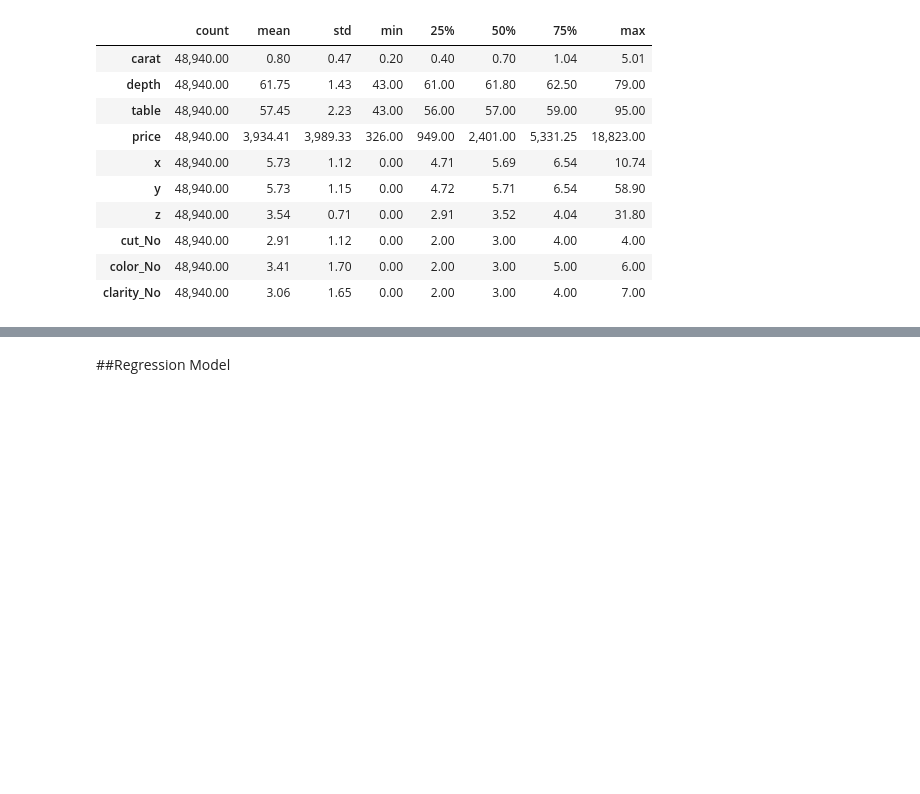
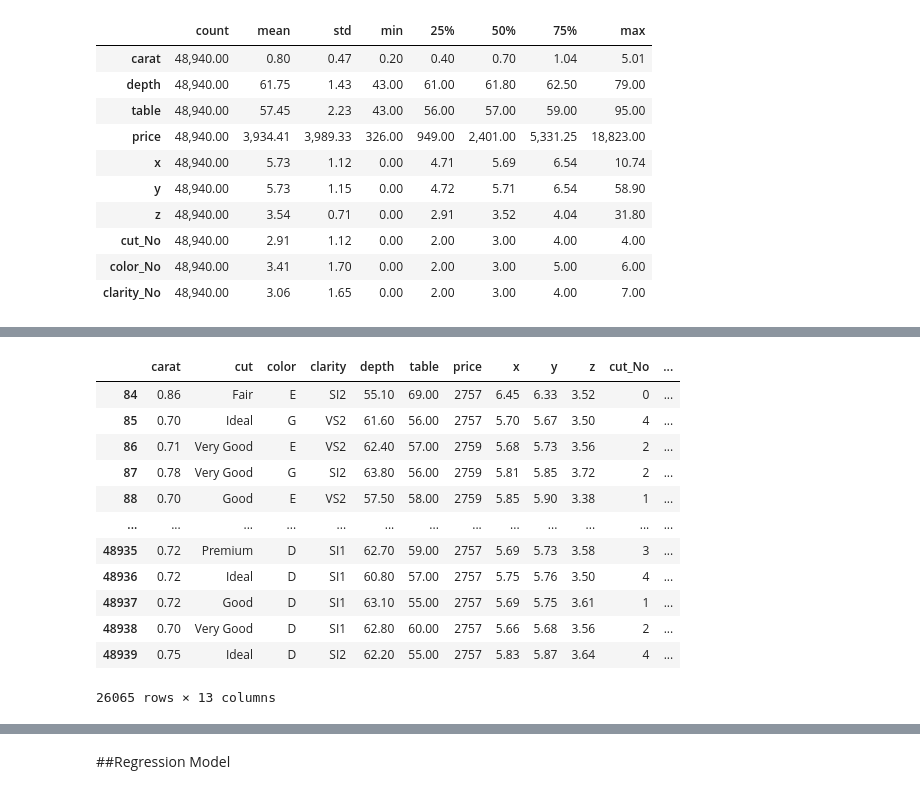
Before and after one commit to lenagrumbach/diamond_price_prediction, a Jupyter notebook: projeto_regressao_linear.ipynb, the cells around one changed output, grey strips where cells are left out. Drawn from its saved outputs; the diff is of its cells as text; code cells hidden in the pictures; blank space fills up the shorter version.

```diff
--- a/projeto_regressao_linear.ipynb
+++ b/projeto_regressao_linear.ipynb
@@ -164,0 +188,17 @@ df_diamonds.describe().T
+# %%
+df_diamonds_high_carat = df_diamonds.loc[mask_high_carat]
+df_diamonds_high_carat
+# %% [output]
+|  | carat | cut | color | clarity | depth | table | price | x | y | z | cut_No | ... |
+| 84 | 0.86 | Fair | E | SI2 | 55.10 | 69.00 | 2757 | 6.45 | 6.33 | 3.52 | 0 | ... |
+| 85 | 0.70 | Ideal | G | VS2 | 61.60 | 56.00 | 2757 | 5.70 | 5.67 | 3.50 | 4 | ... |
+| 86 | 0.71 | Very Good | E | VS2 | 62.40 | 57.00 | 2759 | 5.68 | 5.73 | 3.56 | 2 | ... |
+| 87 | 0.78 | Very Good | G | SI2 | 63.80 | 56.00 | 2759 | 5.81 | 5.85 | 3.72 | 2 | ... |
+| 88 | 0.70 | Good | E | VS2 | 57.50 | 58.00 | 2759 | 5.85 | 5.90 | 3.38 | 1 | ... |
+| ... | ... | ... | ... | ... | ... | ... | ... | ... | ... | ... | ... | ... |
+| 48935 | 0.72 | Premium | D | SI1 | 62.70 | 59.00 | 2757 | 5.69 | 5.73 | 3.58 | 3 | ... |
+| 48936 | 0.72 | Ideal | D | SI1 | 60.80 | 57.00 | 2757 | 5.75 | 5.76 | 3.50 | 4 | ... |
+| 48937 | 0.72 | Good | D | SI1 | 63.10 | 55.00 | 2757 | 5.69 | 5.75 | 3.61 | 1 | ... |
+| 48938 | 0.70 | Very Good | D | SI1 | 62.80 | 60.00 | 2757 | 5.66 | 5.68 | 3.56 | 2 | ... |
+| 48939 | 0.75 | Ideal | D | SI2 | 62.20 | 55.00 | 2757 | 5.83 | 5.87 | 3.64 | 4 | ... |
+26065 rows × 13 columns
```
Also changed, not shown: parts of 5 cells of this notebook.
